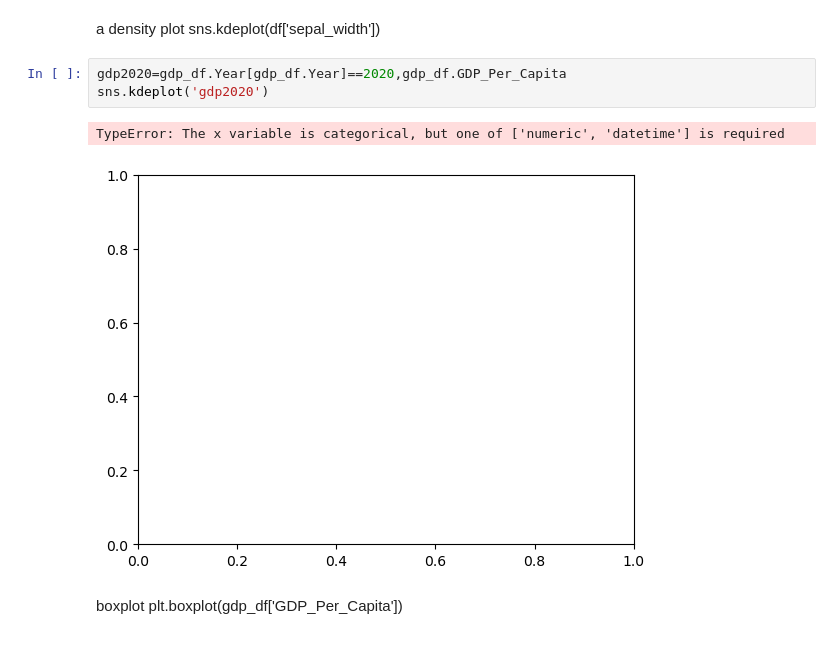
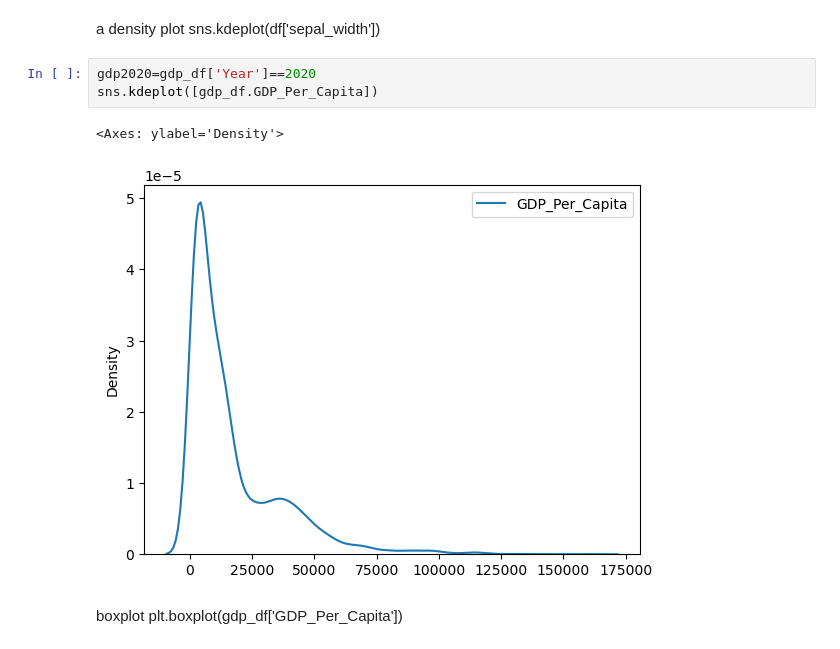
Before and after one commit to NSS-Data-Analytics-Cohort-8/gdp-and-internet-usage-bob10182, a Jupyter notebook: notebooks/un_project.ipynb, the cells around one changed output. Cells and saved outputs as stored; diff of their text form.

```diff
--- a/notebooks/un_project.ipynb
+++ b/notebooks/un_project.ipynb
@@ -115,11 +116,11 @@ plt.hist('gdp2020', edgecolor = "black")
 # %% [markdown]
 a density plot sns.kdeplot(df['sepal_width'])
 # %%
-gdp2020=gdp_df.Year[gdp_df.Year]==2020,gdp_df.GDP_Per_Capita
-sns.kdeplot('gdp2020')
+gdp2020=gdp_df['Year']==2020
+sns.kdeplot([gdp_df.GDP_Per_Capita])
 # %% [output]
-TypeError: The x variable is categorical, but one of ['numeric', 'datetime'] is required
+<Axes: ylabel='Density'>
-[figure, old version]
+[figure, new version]
 # %% [markdown]
 boxplot plt.boxplot(gdp_df['GDP_Per_Capita'])
 # %%
```
Also changed, not shown: parts of 12 cells of this notebook.
